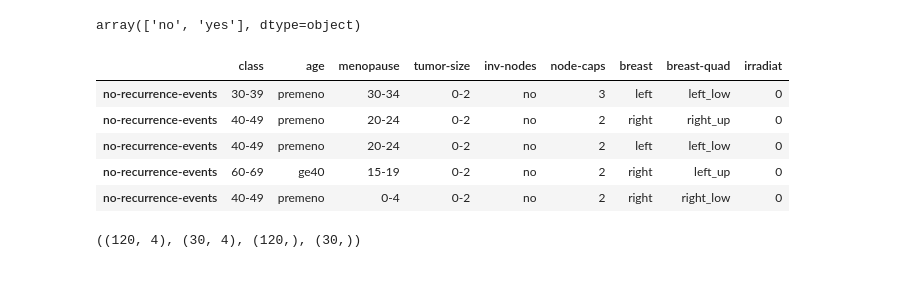
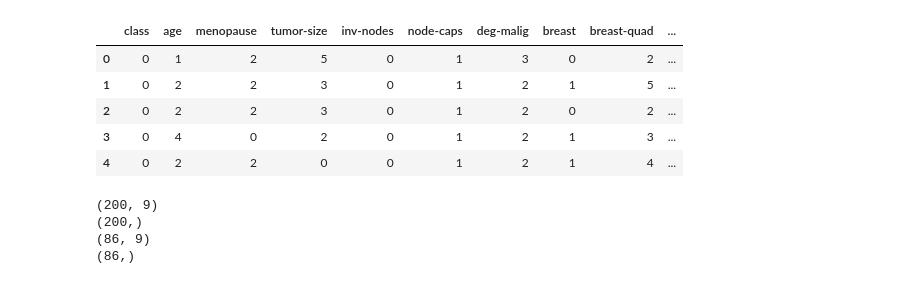
Before and after one commit to swanhong/fully-encrypted-ml, a Jupyter notebook: plain_model/breast/breast.ipynb, the cells around one changed output. Drawn from its saved outputs; the diff is of its cells as text; code cells hidden in the pictures.

```diff
--- a/plain_model/breast/breast.ipynb
+++ b/plain_model/breast/breast.ipynb
@@ -55,17 +46,0 @@ DATAFRAME SHAPE INFO -
-# %%
-df1['irradiat'].unique()
-# %% [output]
-array(['no', 'yes'], dtype=object)
-# %%
-df1['irradiat'] = df1['irradiat'].map({'no':0,'yes':1})
-# %%
-df1.head()
-# %% [output]
-|  | class | age | menopause | tumor-size | inv-nodes | node-caps | breast | breast-quad | irradiat |
-| no-recurrence-events | 30-39 | premeno | 30-34 | 0-2 | no | 3 | left | left_low | 0 |
-| no-recurrence-events | 40-49 | premeno | 20-24 | 0-2 | no | 2 | right | right_up | 0 |
-| no-recurrence-events | 40-49 | premeno | 20-24 | 0-2 | no | 2 | left | left_low | 0 |
-| no-recurrence-events | 60-69 | ge40 | 15-19 | 0-2 | no | 2 | right | left_up | 0 |
-| no-recurrence-events | 40-49 | premeno | 0-4 | 0-2 | no | 2 | right | right_low | 0 |
-# %%
-df1.drop(['Id'],axis=1,inplace=True)
@@ -75,11 +47,37 @@ y = df1["Species"].values
+# %%
+categorical_columns = ['class', 'age', 'menopause', 'tumor-size', 'inv-nodes', 'node-caps', 'breast', 'breast-quad', 'irradiat']
+df = df1.copy()
+for name in categorical_columns:
+    df[name] = df[name].astype('category')
+    df[name] = df[name].cat.codes
+
+df.head()
+# %% [output]
+|  | class | age | menopause | tumor-size | inv-nodes | node-caps | deg-malig | breast | breast-quad | ... |
+| 0 | 0 | 1 | 2 | 5 | 0 | 1 | 3 | 0 | 2 | ... |
+| 1 | 0 | 2 | 2 | 3 | 0 | 1 | 2 | 1 | 5 | ... |
+| 2 | 0 | 2 | 2 | 3 | 0 | 1 | 2 | 0 | 2 | ... |
+| 3 | 0 | 4 | 0 | 2 | 0 | 1 | 2 | 1 | 3 | ... |
+| 4 | 0 | 2 | 2 | 0 | 0 | 1 | 2 | 1 | 4 | ... |
+# %%
+from sklearn.preprocessing import StandardScaler
+from sklearn.model_selection import train_test_split
+
+#split data
+X = df.drop(['irradiat'], axis = 1).values
+y = df['irradiat'].values
+X_train, X_test, y_train, y_test = train_test_split(X, y, test_size = 0.3, random_state = 2)
+print(X_train.shape)
+print(y_train.shape)
+print(X_test.shape)
+print(y_test.shape)
+# %% [output]
+(200, 9)
+(200,)
+(86, 9)
+(86,)
 # %%
 from sklearn.preprocessing import StandardScaler
 from sklearn.model_selection import train_test_split
 # %%
 scaler = StandardScaler()
-# %%
-X_train, X_test, y_train, y_test = train_test_split(X, y, test_size=0.20, random_state=2)
-
-X_train.shape, X_test.shape, y_train.shape, y_test.shape
-# %% [output]
-((120, 4), (30, 4), (120,), (30,))
```
Also changed, not shown: parts of 15 cells of this notebook, 1 other file.
